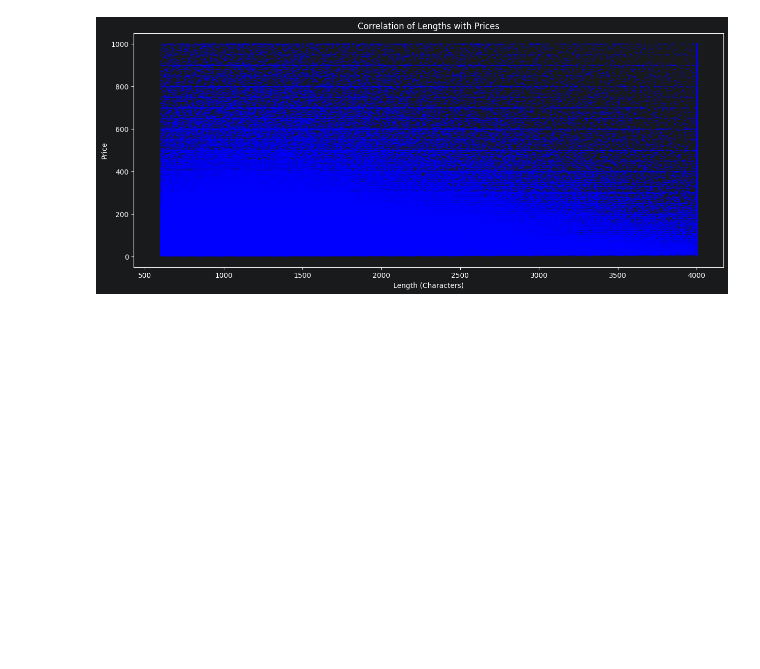
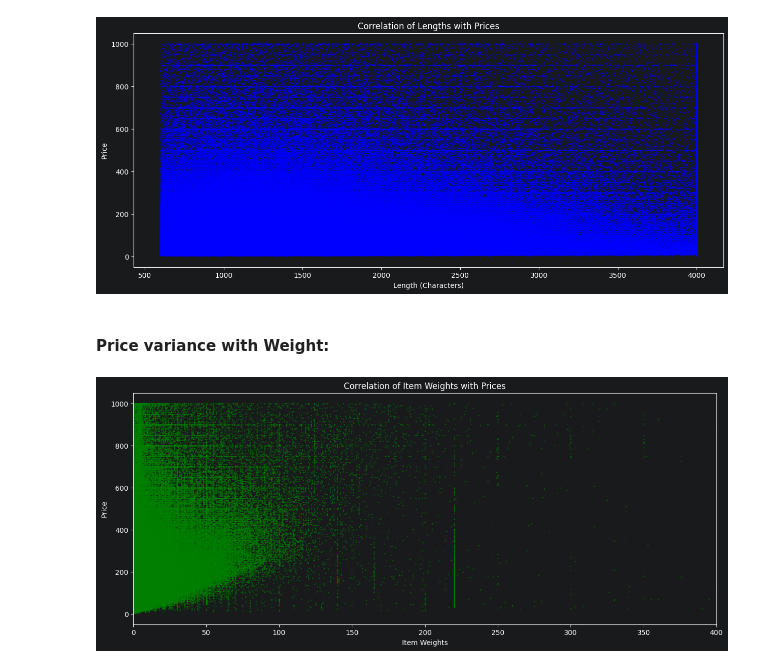
Before and after one commit to Shailya777/Applied-LLM-Engineering, a Jupyter notebook: 06_Fine_Tuning_Frontier_Model/01_Data_Curation.ipynb, the cells around one changed output. Drawn from its saved outputs; the diff is of its cells as text; code cells hidden in the pictures; blank space fills up the shorter version.

Commit message:
Visualizing Data: Correlation between Item Weight and Prices

```diff
--- a/06_Fine_Tuning_Frontier_Model/01_Data_Curation.ipynb
+++ b/06_Fine_Tuning_Frontier_Model/01_Data_Curation.ipynb
@@ -353,3 +353,19 @@ plt.ylabel('Price')
 plt.show()
 # %% [output]
 [figure]
+# %% [markdown]
+#### Price variance with Weight:
+# %%
+weights = [item.weight for item in sample]
+prices = [item.price for item in sample]
+
+# Scatter Plot:
+plt.figure(figsize= (15,6))
+plt.scatter(weights, prices, s= 0.2, color= 'green')
+plt.title('Correlation of Item Weights with Prices')
+plt.xlabel('Item Weights')
+plt.ylabel('Price')
+plt.xlim(0, 400)
+plt.show()
+# %% [output]
+[figure, added]
```
